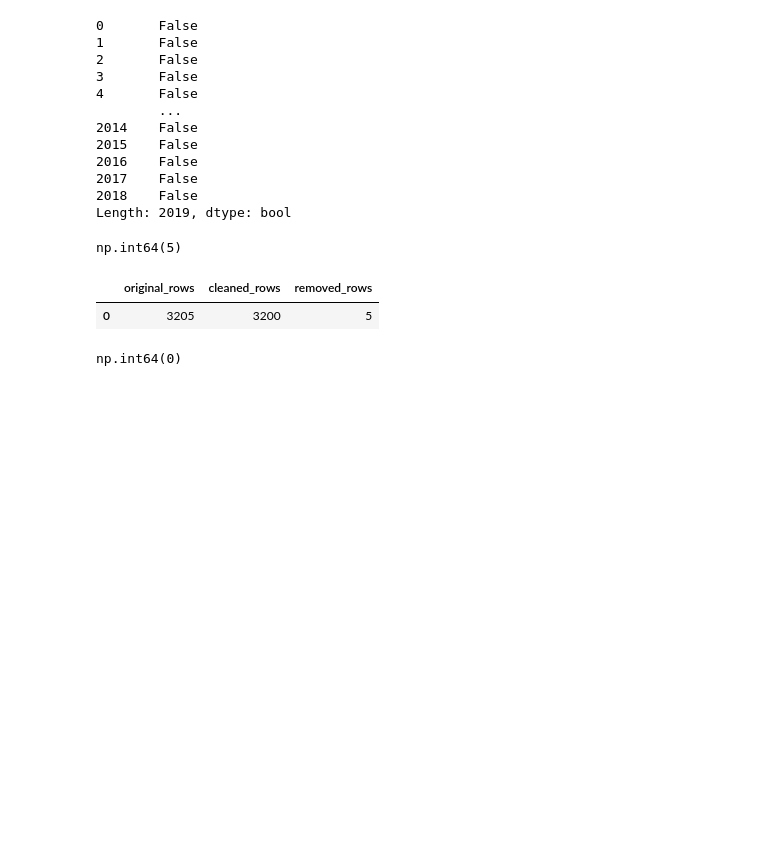
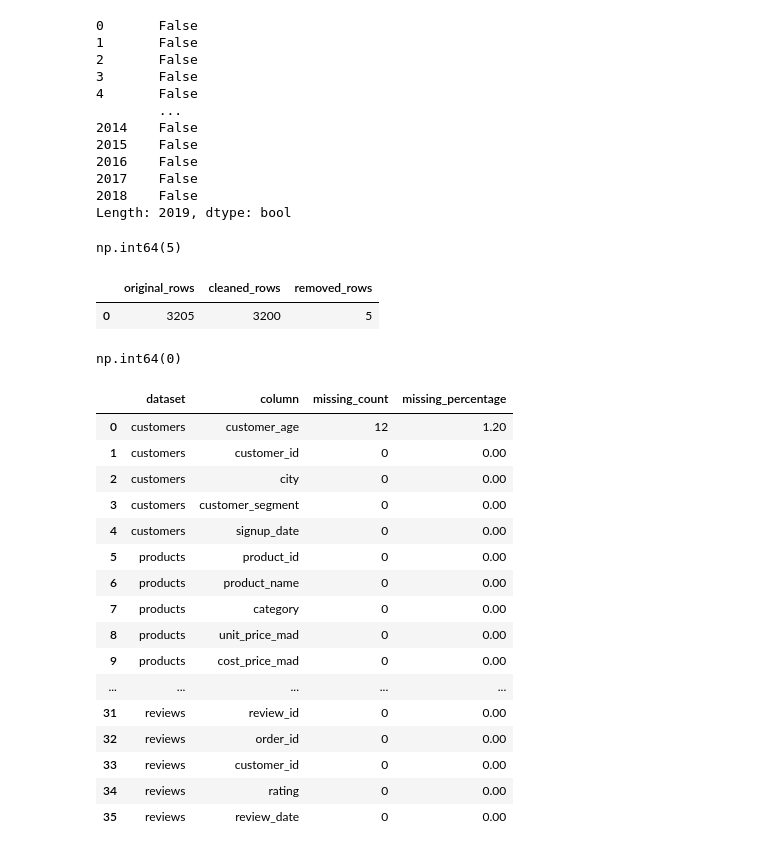
Before and after one commit to aminekabli55/morocco-retail-intelligence, a Jupyter notebook: notebooks/01_data_understanding.ipynb, the cells around one changed output. Cells and saved outputs as stored; diff of their text form; code cells hidden in the pictures; blank space fills up the shorter version.

Commit message:
add missing value analysis and cleaning utilities

```diff
--- a/notebooks/01_data_understanding.ipynb
+++ b/notebooks/01_data_understanding.ipynb
@@ -257,3 +258,34 @@ display(pd.DataFrame([orders_cleaning_report]))
 orders_clean["order_id"].duplicated().sum()
 # %% [output]
 np.int64(0)
+# %%
+missing_reports = []
+
+for name, df in datasets.items():
+    report = build_missing_values_report(df, name)
+    missing_reports.append(report)
+
+missing_values_report = pd.concat(
+    missing_reports,
+    ignore_index=True,
+)
+
+display(missing_values_report)
+# %% [output]
+|  | dataset | column | missing_count | missing_percentage |
+| 0 | customers | customer_age | 12 | 1.20 |
+| 1 | customers | customer_id | 0 | 0.00 |
+| 2 | customers | city | 0 | 0.00 |
+| 3 | customers | customer_segment | 0 | 0.00 |
+| 4 | customers | signup_date | 0 | 0.00 |
+| 5 | products | product_id | 0 | 0.00 |
+| 6 | products | product_name | 0 | 0.00 |
+| 7 | products | category | 0 | 0.00 |
+| 8 | products | unit_price_mad | 0 | 0.00 |
+| 9 | products | cost_price_mad | 0 | 0.00 |
+| ... | ... | ... | ... | ... |
+| 31 | reviews | review_id | 0 | 0.00 |
+| 32 | reviews | order_id | 0 | 0.00 |
+| 33 | reviews | customer_id | 0 | 0.00 |
+| 34 | reviews | rating | 0 | 0.00 |
+| 35 | reviews | review_date | 0 | 0.00 |
```
Also changed, not shown: parts of 2 cells of this notebook, 1 other file.
